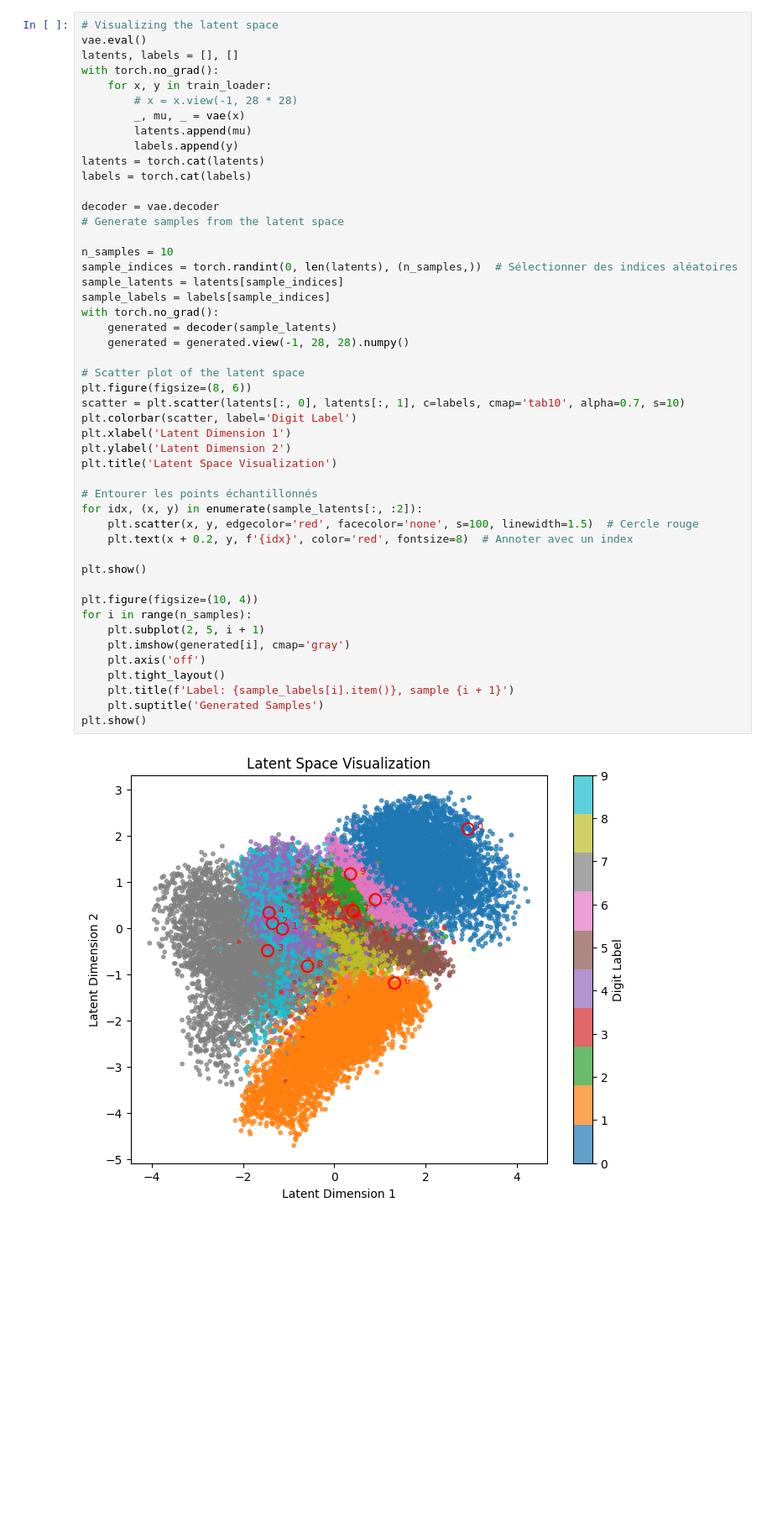
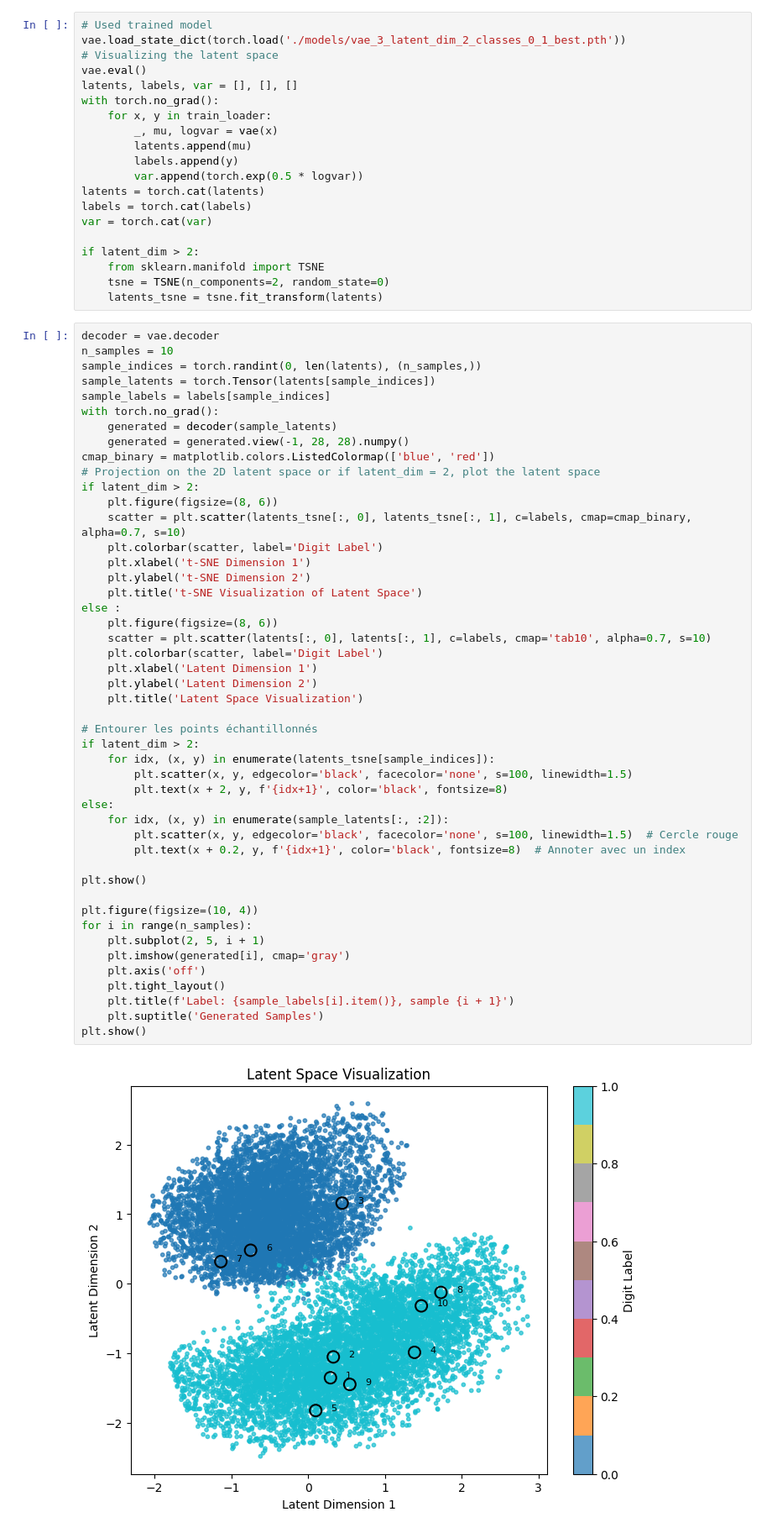
Before and after one commit to francklaborde/GDA_Project, a Jupyter notebook: Latent_space_oddity.ipynb, the cells around one changed output. Shown at 84% size. Cells and saved outputs as stored; diff of their text form; blank space fills up the shorter version.

```diff
--- a/Latent_space_oddity.ipynb
+++ b/Latent_space_oddity.ipynb
@@ -129,50 +129,69 @@ plt.show()
+# %%
+# Used trained model
+vae.load_state_dict(torch.load('./models/vae_3_latent_dim_2_classes_0_1_best.pth'))
+# Visualizing the latent space
+vae.eval()
+latents, labels, var = [], [], []
+with torch.no_grad():
+    for x, y in train_loader:
+        _, mu, logvar = vae(x)
+        latents.append(mu)
+        labels.append(y)
+        var.append(torch.exp(0.5 * logvar))
+latents = torch.cat(latents)
+labels = torch.cat(labels)
+var = torch.cat(var)
+
+if latent_dim > 2:
+    from sklearn.manifold import TSNE
+    tsne = TSNE(n_components=2, random_state=0)
+    latents_tsne = tsne.fit_transform(latents)
 # %%
-# Visualizing the latent space
-vae.eval()
-latents, labels = [], []
-with torch.no_grad():
-    for x, y in train_loader:
-        # x = x.view(-1, 28 * 28)
-        _, mu, _ = vae(x)
-        latents.append(mu)
-        labels.append(y)
-latents = torch.cat(latents)
-labels = torch.cat(labels)
-
 decoder = vae.decoder
-# Generate samples from the latent space
-
 n_samples = 10
-sample_indices = torch.randint(0, len(latents), (n_samples,))  # Sélectionner des indices aléatoires
-sample_latents = latents[sample_indices]
+sample_indices = torch.randint(0, len(latents), (n_samples,))
+sample_latents = torch.Tensor(latents[sample_indices])
 sample_labels = labels[sample_indices]
 with torch.no_grad():
     generated = decoder(sample_latents)
     generated = generated.view(-1, 28, 28).numpy()
-
-# Scatter plot of the latent space
-plt.figure(figsize=(8, 6))
-scatter = plt.scatter(latents[:, 0], latents[:, 1], c=labels, cmap='tab10', alpha=0.7, s=10)
-plt.colorbar(scatter, label='Digit Label')
-plt.xlabel('Latent Dimension 1')
-plt.ylabel('Latent Dimension 2')
-plt.title('Latent Space Visualization')
+cmap_binary = matplotlib.colors.ListedColormap(['blue', 'red'])
+# Projection on the 2D latent space or if latent_dim = 2, plot the latent space
+if latent_dim > 2:
+    plt.figure(figsize=(8, 6))
+    scatter = plt.scatter(latents_tsne[:, 0], latents_tsne[:, 1], c=labels, cmap=cmap_binary, alpha=0.7, s=10)
+    plt.colorbar(scatter, label='Digit Label')
+    plt.xlabel('t-SNE Dimension 1')
+    plt.ylabel('t-SNE Dimension 2')
+    plt.title('t-SNE Visualization of Latent Space')
+else :
+    plt.figure(figsize=(8, 6))
+    scatter = plt.scatter(latents[:, 0], latents[:, 1], c=labels, cmap='tab10', alpha=0.7, s=10)
+    plt.colorbar(scatter, label='Digit Label')
+    plt.xlabel('Latent Dimension 1')
+    plt.ylabel('Latent Dimension 2')
+    plt.title('Latent Space Visualization')
 
 # Entourer les points échantillonnés
-for idx, (x, y) in enumerate(sample_latents[:, :2]):
-    plt.scatter(x, y, edgecolor='red', facecolor='none', s=100, linewidth=1.5)  # Cercle rouge
-    plt.text(x + 0.2, y, f'{idx}', color='red', fontsize=8)  # Annoter avec un index
+if latent_dim > 2:
+    for idx, (x, y) in enumerate(latents_tsne[sample_indices]):
+        plt.scatter(x, y, edgecolor='black', facecolor='none', s=100, linewidth=1.5)
+        plt.text(x + 2, y, f'{idx+1}', color='black', fontsize=8)
+else:
+    for idx, (x, y) in enumerate(sample_latents[:, :2]):
+        plt.scatter(x, y, edgecolor='black', facecolor='none', s=100, linewidth=1.5)  # Cercle rouge
+        plt.text(x + 0.2, y, f'{idx+1}', color='black', fontsize=8)  # Annoter avec un index
 
 plt.show()
 
 plt.figure(figsize=(10, 4))
 for i in range(n_samples):
     plt.subplot(2, 5, i + 1)
     plt.imshow(generated[i], cmap='gray')
     plt.axis('off')
     plt.tight_layout()
     plt.title(f'Label: {sample_labels[i].item()}, sample {i + 1}')
     plt.suptitle('Generated Samples')
 plt.show()
 # %% [output]
-[figure, old version]
+[figure, new version]
```
Also changed, not shown: parts of 23 cells of this notebook.
